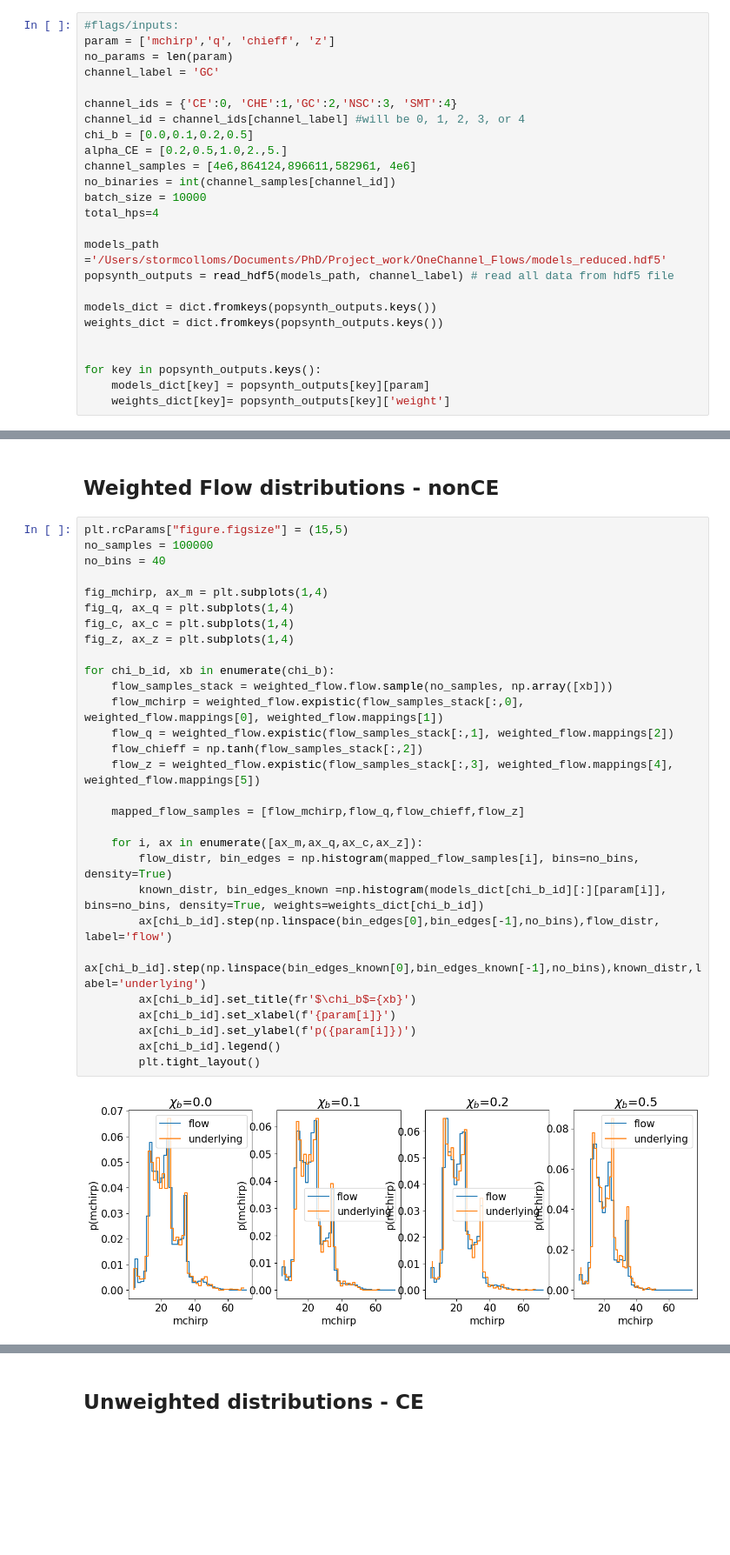
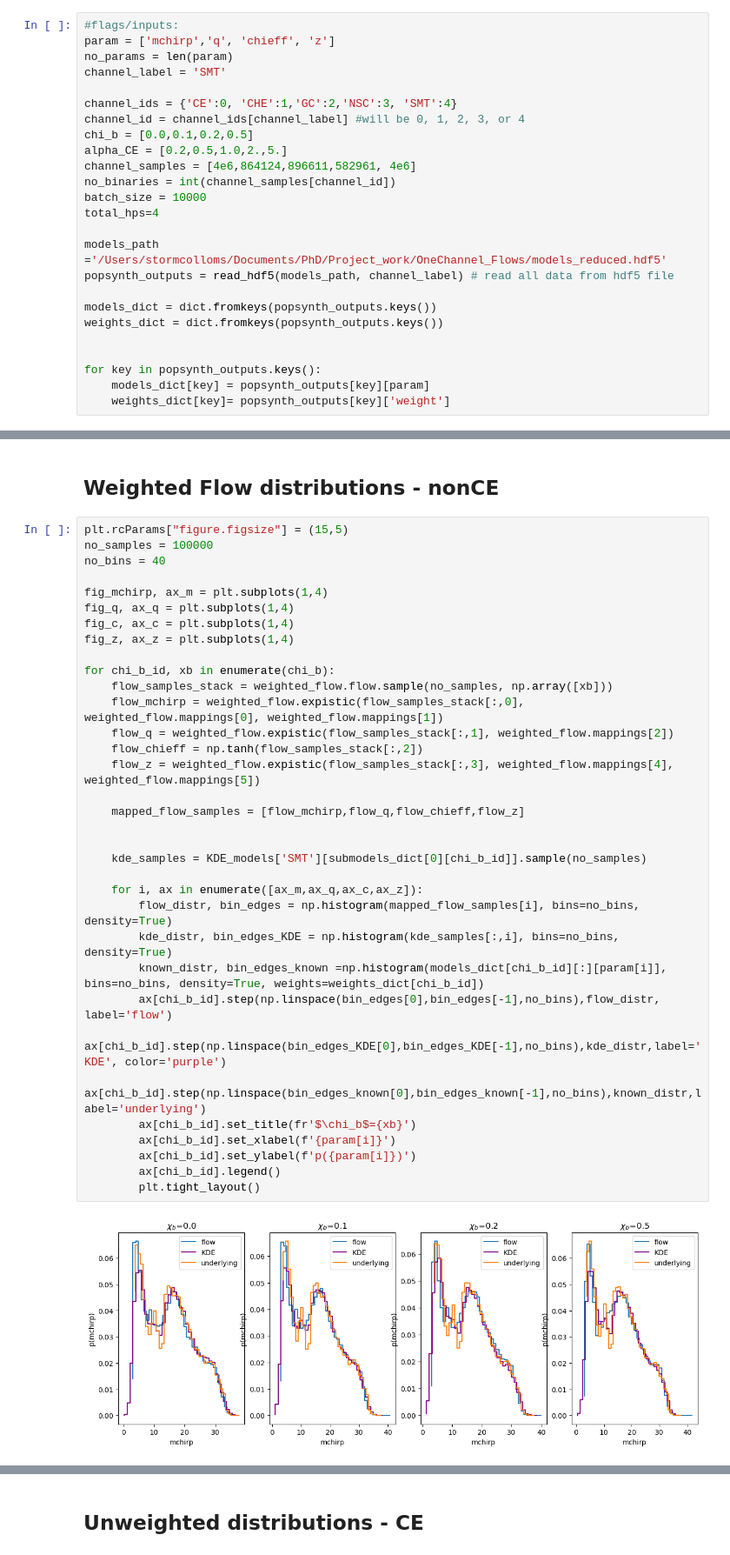
Before and after one commit to scolloms/AMAZE_model_selection, a Jupyter notebook: flow_models/check_trained_distribution.ipynb, the cells around one changed output, grey strips where cells are left out. Shown at 87% size. Saved outputs shown, nothing was run; the diff lists cells and outputs as text; blank space fills up the shorter version.

Commit message:
added KDE histograms and integration

```diff
--- a/flow_models/check_trained_distribution.ipynb
+++ b/flow_models/check_trained_distribution.ipynb
@@ -23,7 +26,7 @@ from populations.utils.bounded_Nd_kde import Bounded_Nd_kde
 #flags/inputs:
 param = ['mchirp','q', 'chieff', 'z']
 no_params = len(param)
-channel_label = 'GC'
+channel_label = 'SMT'
 
 channel_ids = {'CE':0, 'CHE':1,'GC':2,'NSC':3, 'SMT':4}
 channel_id = channel_ids[channel_label] #will be 0, 1, 2, 3, or 4
@@ -167,31 +190,36 @@ for chi_b_id, xb in enumerate(chi_b):
 # %%
 plt.rcParams["figure.figsize"] = (15,5)
 no_samples = 100000
 no_bins = 40
 
 fig_mchirp, ax_m = plt.subplots(1,4)
 fig_q, ax_q = plt.subplots(1,4)
 fig_c, ax_c = plt.subplots(1,4)
 fig_z, ax_z = plt.subplots(1,4)
 
 for chi_b_id, xb in enumerate(chi_b):
     flow_samples_stack = weighted_flow.flow.sample(no_samples, np.array([xb]))
     flow_mchirp = weighted_flow.expistic(flow_samples_stack[:,0], weighted_flow.mappings[0], weighted_flow.mappings[1])
     flow_q = weighted_flow.expistic(flow_samples_stack[:,1], weighted_flow.mappings[2])
     flow_chieff = np.tanh(flow_samples_stack[:,2])
     flow_z = weighted_flow.expistic(flow_samples_stack[:,3], weighted_flow.mappings[4], weighted_flow.mappings[5])
 
     mapped_flow_samples = [flow_mchirp,flow_q,flow_chieff,flow_z]
 
+
+    kde_samples = KDE_models['SMT'][submodels_dict[0][chi_b_id]].sample(no_samples)
+
     for i, ax in enumerate([ax_m,ax_q,ax_c,ax_z]):
         flow_distr, bin_edges = np.histogram(mapped_flow_samples[i], bins=no_bins, density=True)
+        kde_distr, bin_edges_KDE = np.histogram(kde_samples[:,i], bins=no_bins, density=True)
         known_distr, bin_edges_known =np.histogram(models_dict[chi_b_id][:][param[i]], bins=no_bins, density=True, weights=weights_dict[chi_b_id])
         ax[chi_b_id].step(np.linspace(bin_edges[0],bin_edges[-1],no_bins),flow_distr, label='flow')
+        ax[chi_b_id].step(np.linspace(bin_edges_KDE[0],bin_edges_KDE[-1],no_bins),kde_distr,label='KDE', color='purple')
         ax[chi_b_id].step(np.linspace(bin_edges_known[0],bin_edges_known[-1],no_bins),known_distr,label='underlying')
         ax[chi_b_id].set_title(fr'$\chi_b$={xb}')
         ax[chi_b_id].set_xlabel(f'{param[i]}')
         ax[chi_b_id].set_ylabel(f'p({param[i]})')
         ax[chi_b_id].legend()
         plt.tight_layout()
 # %% [output]
-[figure, old version]
+[figure, new version]
```
Also changed, not shown: parts of 7 cells of this notebook.
